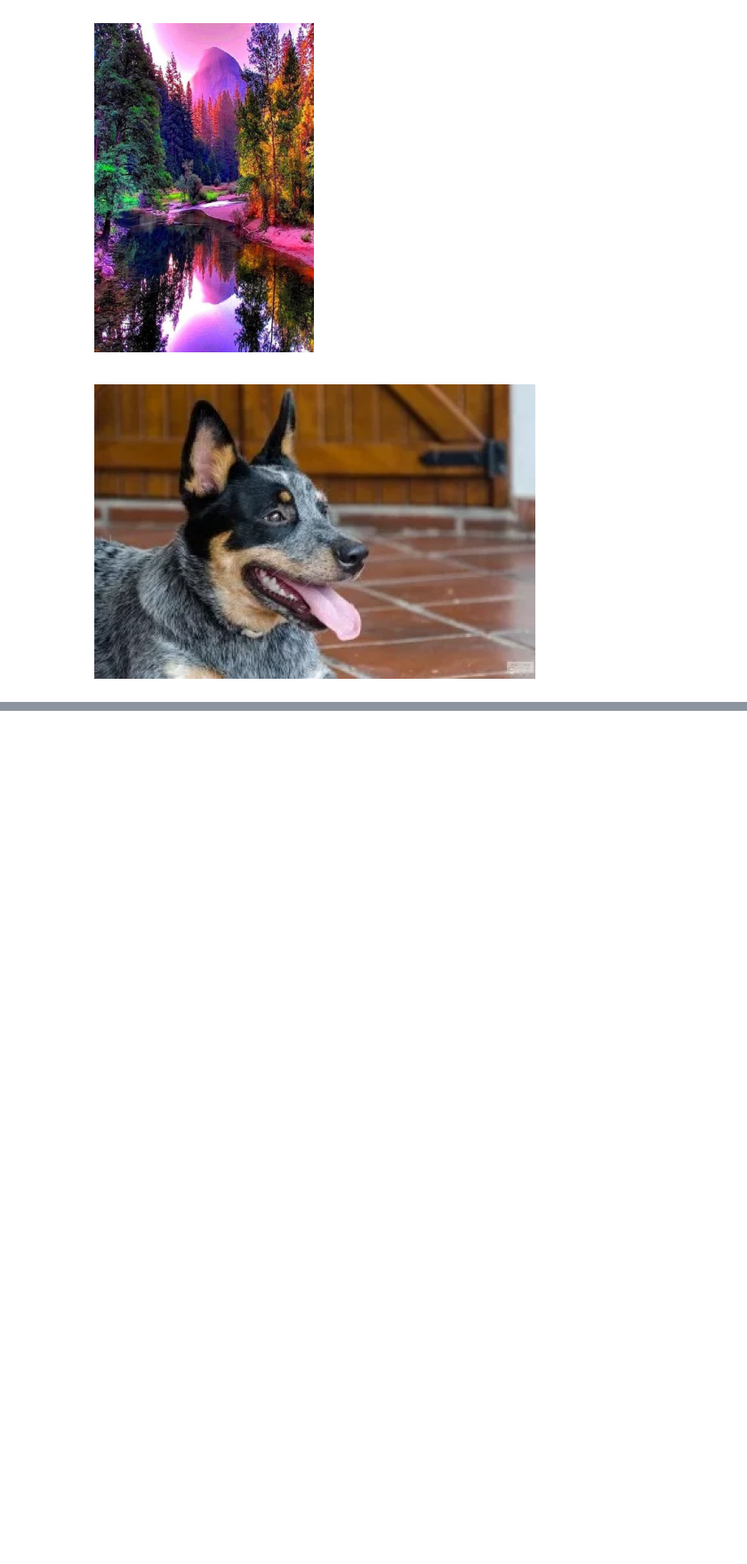
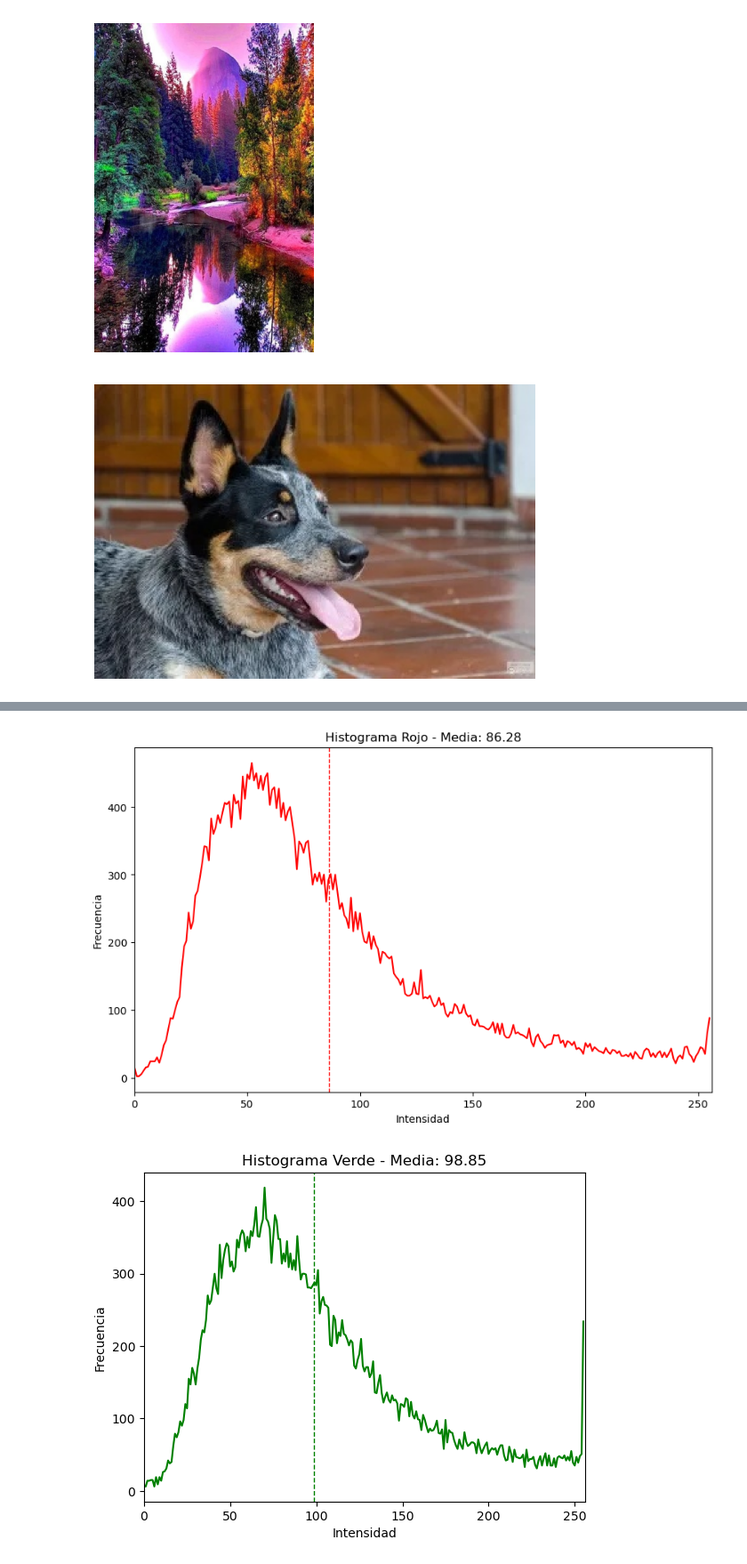
Before and after one commit to JuanCaBocaletti/TMIR_Lab1, a Jupyter notebook: TMIR_Laboratorio1.ipynb, the cells around one changed output, grey strips where cells are left out. Shown at 89% size. Drawn from its saved outputs; the diff is of its cells as text; code cells hidden in the pictures; blank space fills up the shorter version.

```diff
--- a/TMIR_Laboratorio1.ipynb
+++ b/TMIR_Laboratorio1.ipynb
@@ -130,0 +174,40 @@ combinar_imagenes("perro_salida_gray_rojo.jpg", "perro_salida_gray_verde.jpg", "
+# %%
+def mostrar_histogramas(imagen_original):
+    # Leer la imagen
+    img = cv2.imread(imagen_original)
+
+    # Separar los canales
+    azul, verde, rojo = cv2.split(img)
+
+    # Convertir la imagen a escala de grises usando un promedio aritmético manual sin OpenCV
+    escala_grises = (0.299 * rojo + 0.587 * verde + 0.114 * azul).astype(np.uint8)
+
+    # Función para calcular y mostrar el histograma de un canal
+    def mostrar_histograma(canal, color, nombre):
+        hist, bins = np.histogram(canal.flatten(), 256, [0, 256])
+        plt.plot(hist, color=color)
+
+        # Calcular la media
+        media = np.mean(canal)
+
+        # Dibujar una línea vertical en la media
+        plt.axvline(media, color=color, linestyle='dashed', linewidth=1)
+        plt.title(f'Histograma {nombre} - Media: {media:.2f}')
+        plt.xlim([0, 256])
+        plt.xlabel('Intensidad')
+        plt.ylabel('Frecuencia')
+        plt.show()
+
+    # Mostrar histogramas para los canales rojo, verde, azul y escala de grises
+    plt.figure(figsize=(10, 6))
+
+    mostrar_histograma(rojo, 'r', 'Rojo')
+    mostrar_histograma(verde, 'g', 'Verde')
+    mostrar_histograma(azul, 'b', 'Azul')
+    mostrar_histograma(escala_grises, 'gray', 'Escala de Grises')
+# %%
+# Prueba de la función del Problema 4
+mostrar_histogramas("paisaje.jpg")
+# %% [output]
+[figure, added]
+[figure, added]
```
Also changed, not shown: parts of 17 cells of this notebook, 5 other files.
